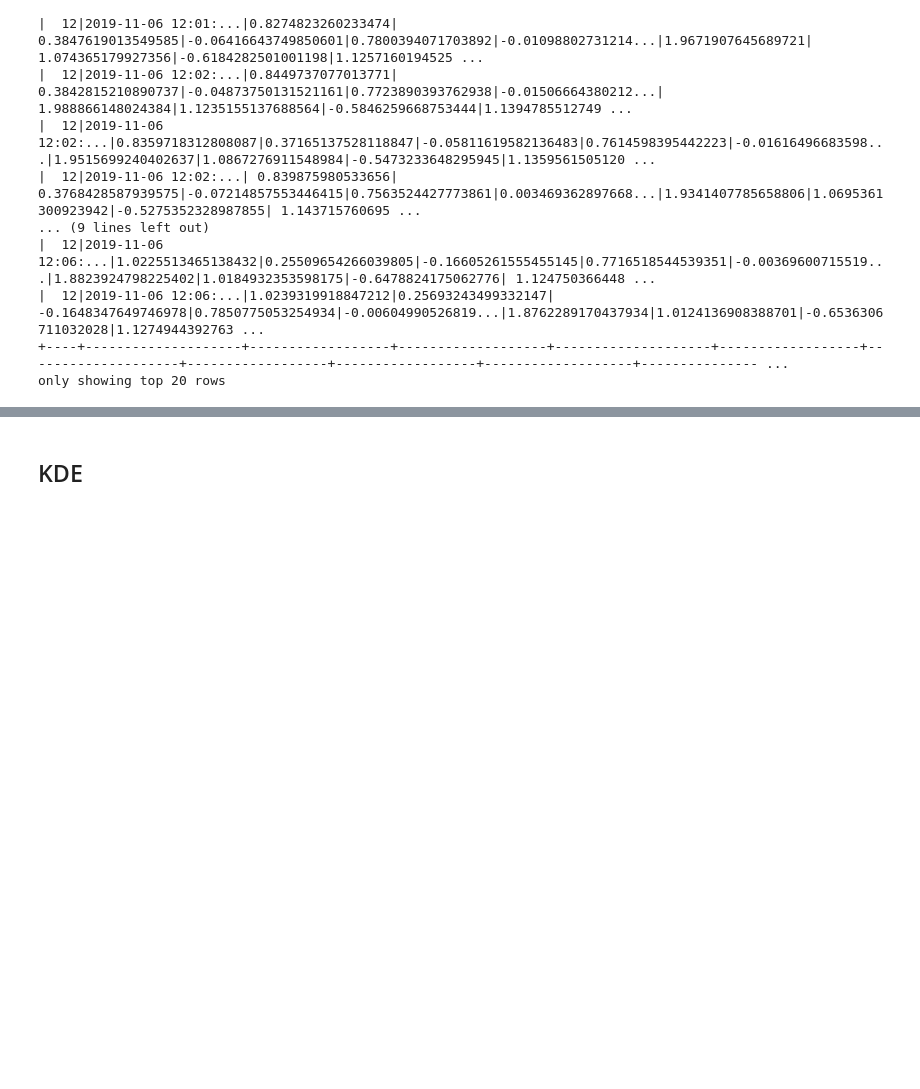
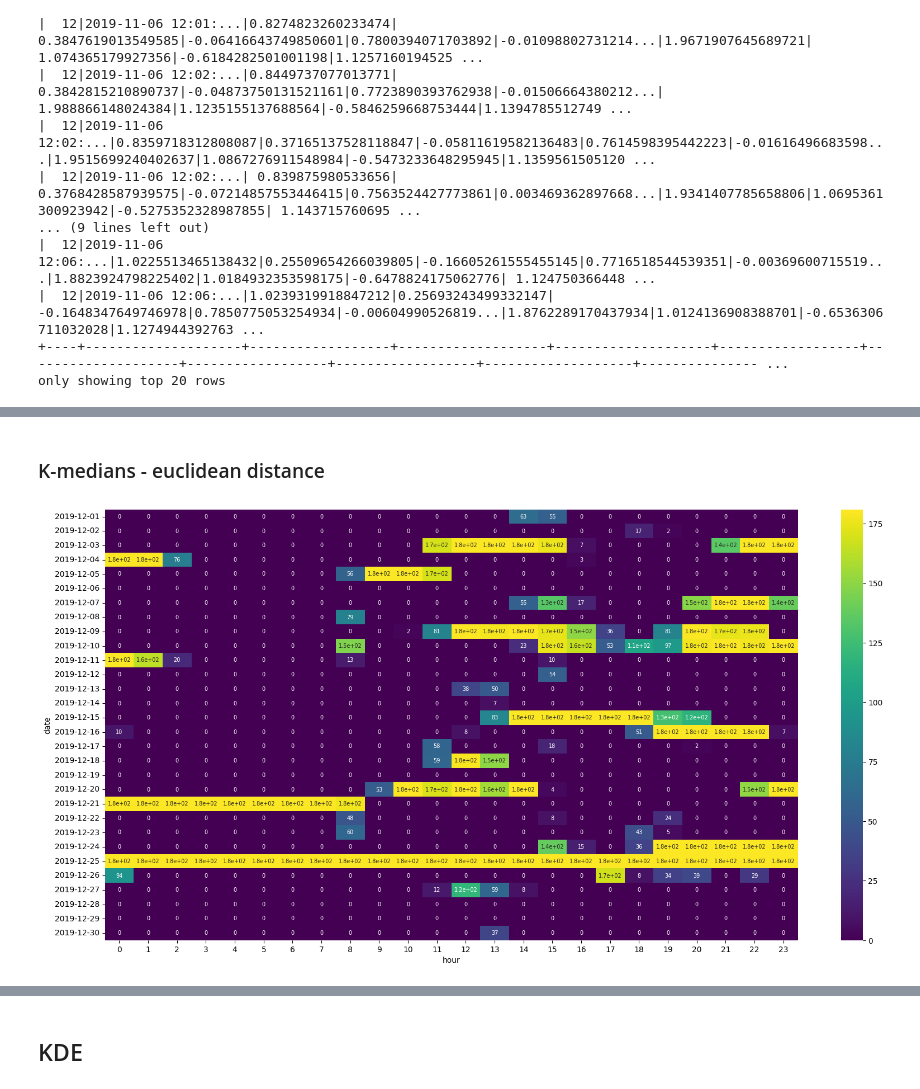
Before and after one commit to eskinderit/single-elders-home-monitoring, a Jupyter notebook: single-elders-home-monitoring/single-elders-monitoring-PCAfiltering.ipynb, the cells around one changed output, grey strips where cells are left out. Saved outputs shown, nothing was run; the diff lists cells and outputs as text; code cells hidden in the pictures; blank space fills up the shorter version.

```diff
--- a/single-elders-home-monitoring/single-elders-monitoring-PCAfiltering.ipynb
+++ b/single-elders-home-monitoring/single-elders-monitoring-PCAfiltering.ipynb
@@ -1054,0 +1047,22 @@ only showing top 20 rows
+# %% [markdown]
+### K-medians - euclidean distance
+# %%
+th = 3
+event_per_hour_euclidean = train_test_df.where("timestamp >= '2019-12-01' AND timestamp <= '2019-12-31' ")
+
+event_per_hour_euclidean = event_per_hour_euclidean.withColumn("date", F.date_format(event_per_hour_euclidean["timestamp"], "yyyy-MM-dd")) \
+                                            .withColumn("event", when(event_per_hour_euclidean["euclidean_dist"] > th, 1).otherwise(0)) \
+                                            .select('timestamp', 'event', 'date', 'hour', 'euclidean_dist')
+
+
+event_per_hour_euclidean = event_per_hour_euclidean.groupBy("date","hour").agg(F.sum('event'))
+
+pivot_df = event_per_hour_euclidean.toPandas().fillna(0).pivot(index='date', columns='hour', values='sum(event)')
+pivot_df = pivot_df.fillna(0)
+
+# Crea la heatmap
+plt.figure(figsize=(20, 10))
+sns.heatmap(pivot_df, cmap='viridis', annot=True, annot_kws={'size': 7})
+plt.show()
+# %% [output]
+[figure, added]
```
Also changed, not shown: parts of 12 cells of this notebook, 3 other files.
